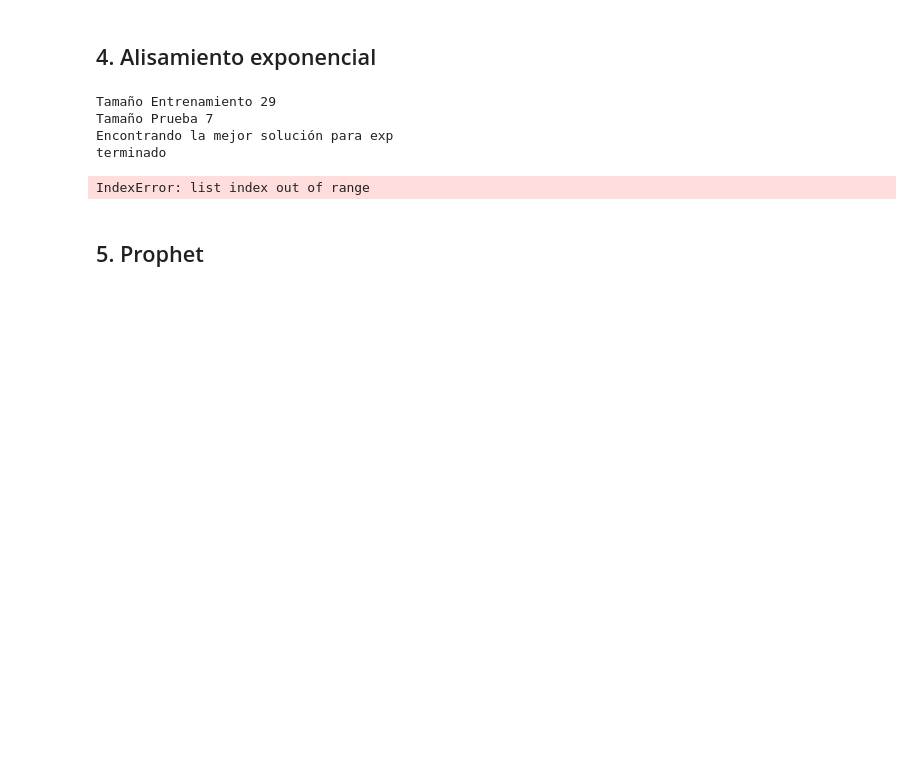
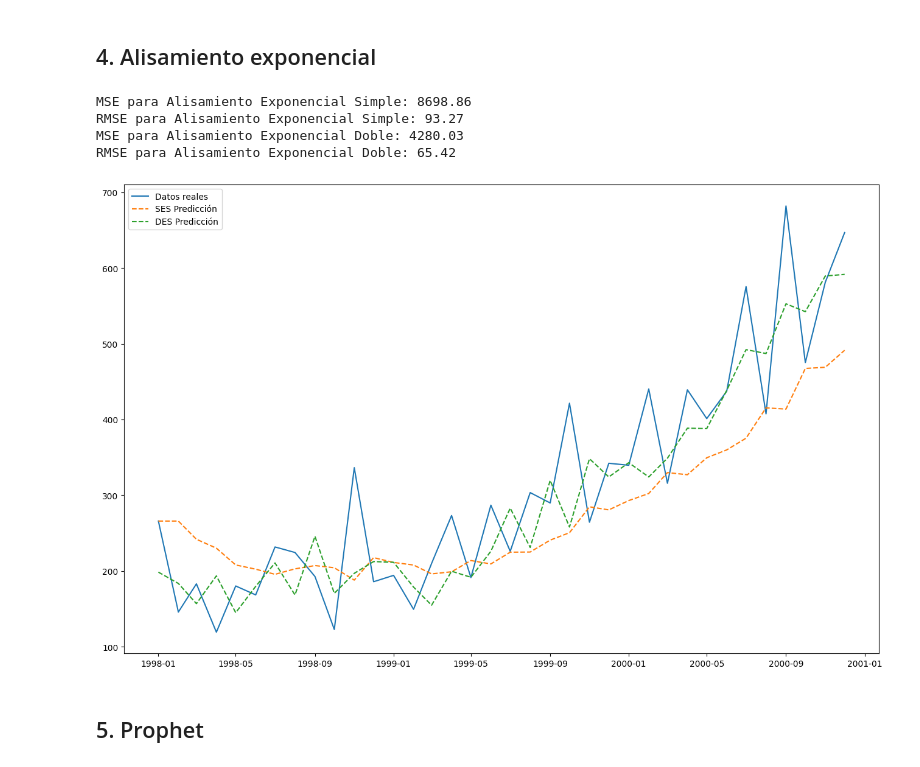
Before and after one commit to Priscigs/Lab3-DS, a Jupyter notebook: shampoo.ipynb, the cells around one changed output. Cells and saved outputs as stored; diff of their text form; code cells hidden in the pictures; blank space fills up the shorter version.

```diff
--- a/shampoo.ipynb
+++ b/shampoo.ipynb
@@ -394,13 +361,54 @@ def config_alisamiento_exp(estacional = [None]):
-# %%
-series = pd.read_csv('shampoo.csv', header = 0, index_col = 0)
-nombre = "shampoo"
-encontrar_mejor_solucion(series, nombre, metodo = "exp")
-# %% [output]
-Tamaño Entrenamiento 29
-Tamaño Prueba 7
-Encontrando la mejor solución para exp
-terminado
-IndexError: list index out of range
+# %%
+import pandas as pd
+import matplotlib.pyplot as plt
+from statsmodels.tsa.holtwinters import SimpleExpSmoothing, ExponentialSmoothing
+from sklearn.metrics import mean_squared_error
+import numpy as np
+
+# Cargar los datos y configurar el índice
+series = pd.read_csv('shampoo.csv', header=0)
+series["Year"] = [1998] * 12 + [1999] * 12 + [2000] * 12
+series["Month"] = list(range(1,13)) * 3
+series["Date"] = series["Month"].apply(str) + "-" + series["Year"].apply(str)
+series['date']  = pd.to_datetime(series["Date"])
+series = series[["date","Sales"]]
+series.set_index(['date'],inplace = True)
+
+# Alisamiento exponencial simple
+ses_model = SimpleExpSmoothing(series['Sales']).fit(smoothing_level=0.2)
+ses_pred = ses_model.fittedvalues
+
+# Alisamiento exponencial doble
+des_model = ExponentialSmoothing(series['Sales'], trend='add', seasonal='add', seasonal_periods=12).fit()
+des_pred = des_model.fittedvalues
+
+# Calcular MSE y RMSE para alisamiento exponencial simple
+mse_ses = mean_squared_error(series['Sales'], ses_pred)
+rmse_ses = np.sqrt(mse_ses)
+
+# Calcular MSE y RMSE para alisamiento exponencial doble
+mse_des = mean_squared_error(series['Sales'], des_pred)
+rmse_des = np.sqrt(mse_des)
+
+# Graficar los resultados
+plt.figure(figsize=(16, 10))
+plt.plot(series['Sales'], label='Datos reales')
+plt.plot(ses_pred, label='SES Predicción', linestyle='--')
+plt.plot(des_pred, label='DES Predicción', linestyle='--')
+plt.legend()
+plt.savefig('./imagenes/shampoo_alisamiento.png')
+
+print(f'MSE para Alisamiento Exponencial Simple: {mse_ses:.2f}')
+print(f'RMSE para Alisamiento Exponencial Simple: {rmse_ses:.2f}')
+
+print(f'MSE para Alisamiento Exponencial Doble: {mse_des:.2f}')
+print(f'RMSE para Alisamiento Exponencial Doble: {rmse_des:.2f}')
+# %% [output]
+MSE para Alisamiento Exponencial Simple: 8698.86
+RMSE para Alisamiento Exponencial Simple: 93.27
+MSE para Alisamiento Exponencial Doble: 4280.03
+RMSE para Alisamiento Exponencial Doble: 65.42
+[figure, added]
 # %% [markdown]
 ## 5. Prophet
 # %%
```
Also changed, not shown: parts of 3 cells of this notebook, 1 other file.
